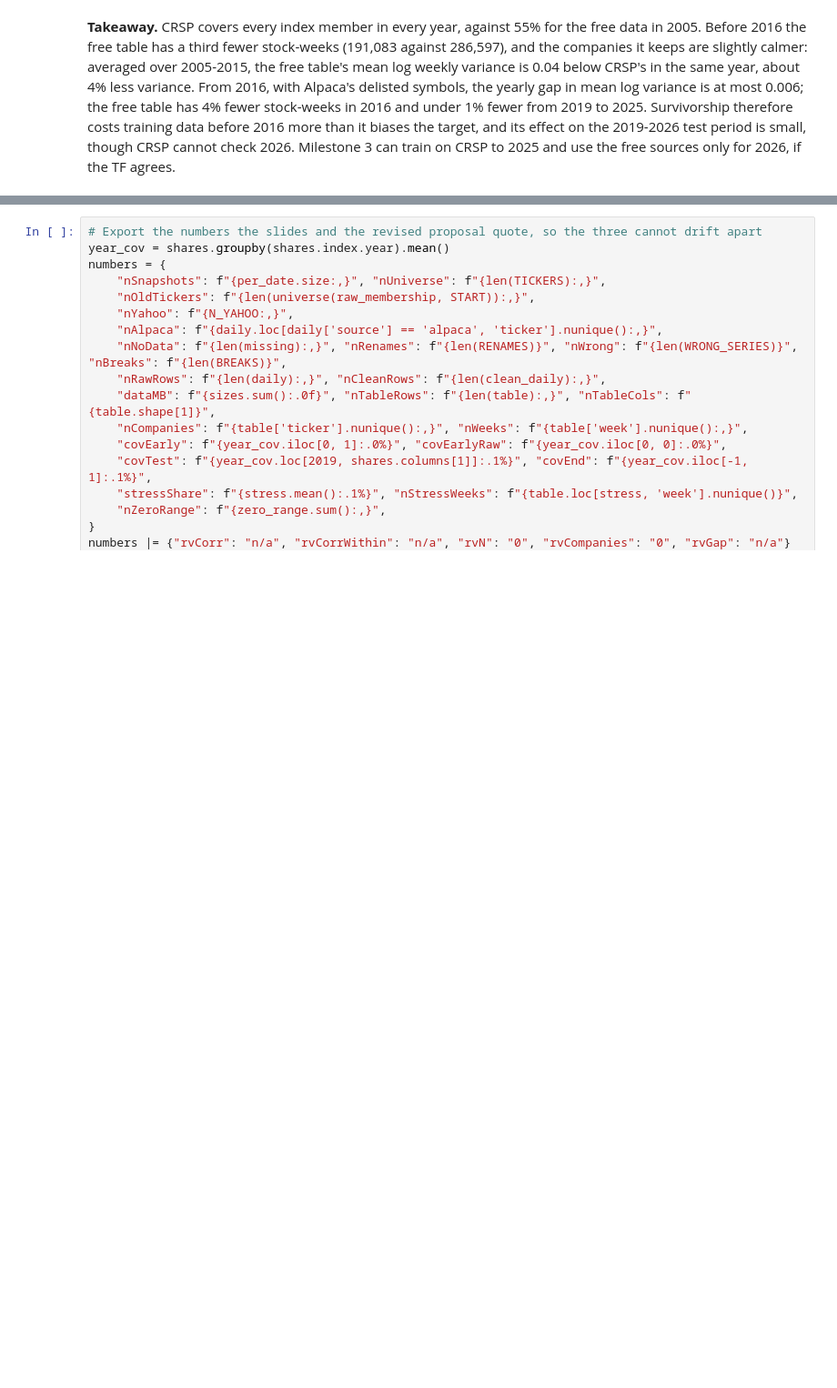
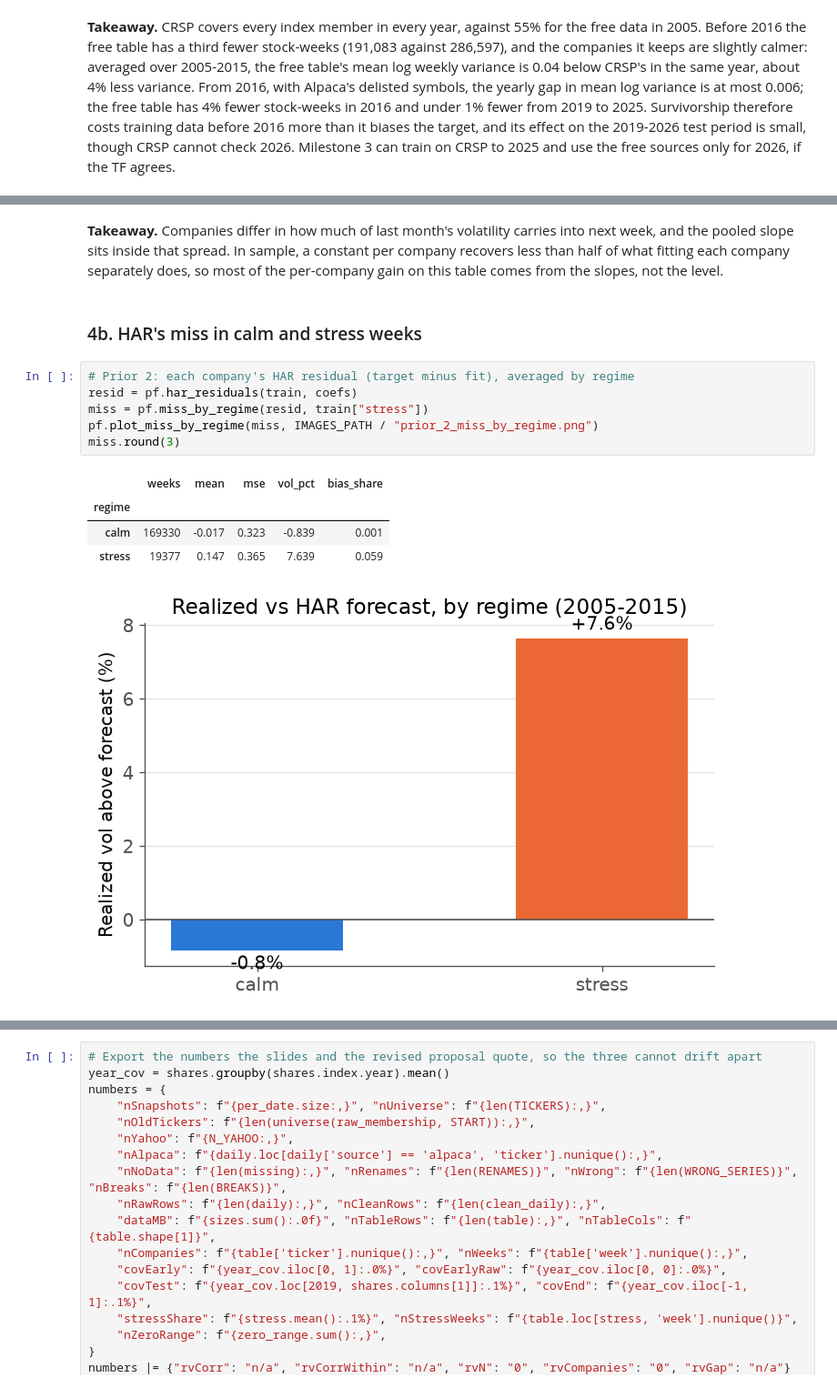
Before and after one commit to qqgjyx/AC-209A_VolForecast, a Jupyter notebook: ms2.ipynb, the cells around one changed output, grey strips where cells are left out. Shown at 91% size. Cells and saved outputs as stored; diff of their text form; blank space fills up the shorter version.

```diff
--- a/ms2.ipynb
+++ b/ms2.ipynb
@@ -629,0 +677,19 @@ the free sources only for 2026, if the TF agrees.
+# %% [markdown]
+**Takeaway.** Companies differ in how much of last month's volatility carries into next week,
+and the pooled slope sits inside that spread. In sample, a constant per company recovers less than
+half of what fitting each company separately does, so most of the per-company gain on this table
+comes from the slopes, not the level.
+# %% [markdown]
+### 4b. HAR's miss in calm and stress weeks
+# %%
+# Prior 2: each company's HAR residual (target minus fit), averaged by regime
+resid = pf.har_residuals(train, coefs)
+miss = pf.miss_by_regime(resid, train["stress"])
+pf.plot_miss_by_regime(miss, IMAGES_PATH / "prior_2_miss_by_regime.png")
+miss.round(3)
+# %% [output]
+|  | weeks | mean | mse | vol_pct | bias_share |
+| regime |  |  |  |  |  |
+| calm | 169330 | -0.017 | 0.323 | -0.839 | 0.001 |
+| stress | 19377 | 0.147 | 0.365 | 7.639 | 0.059 |
+[figure, added]
```
Also changed, not shown: parts of 21 cells of this notebook, 6 other files.
